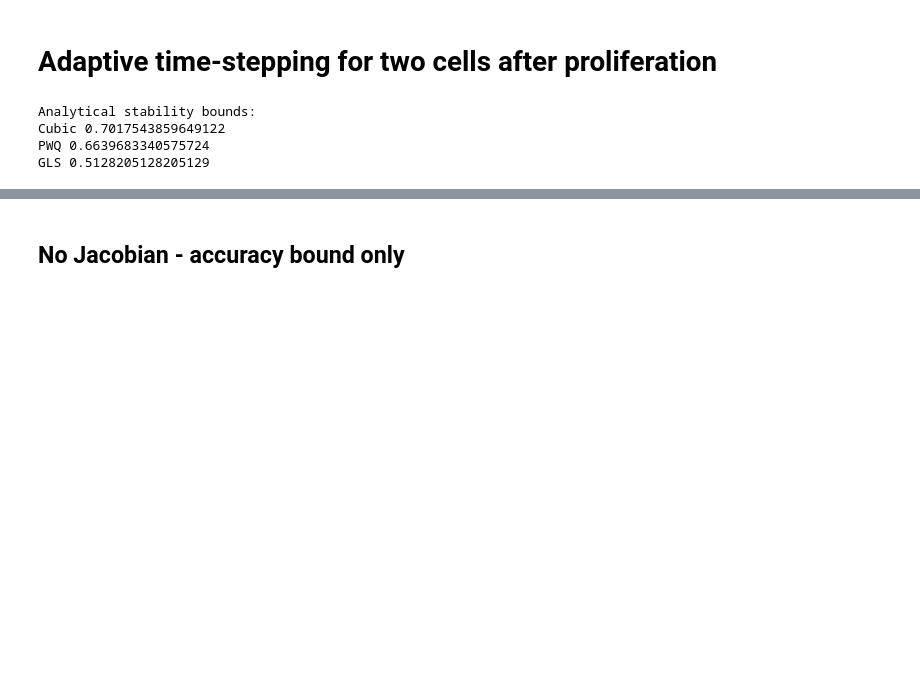
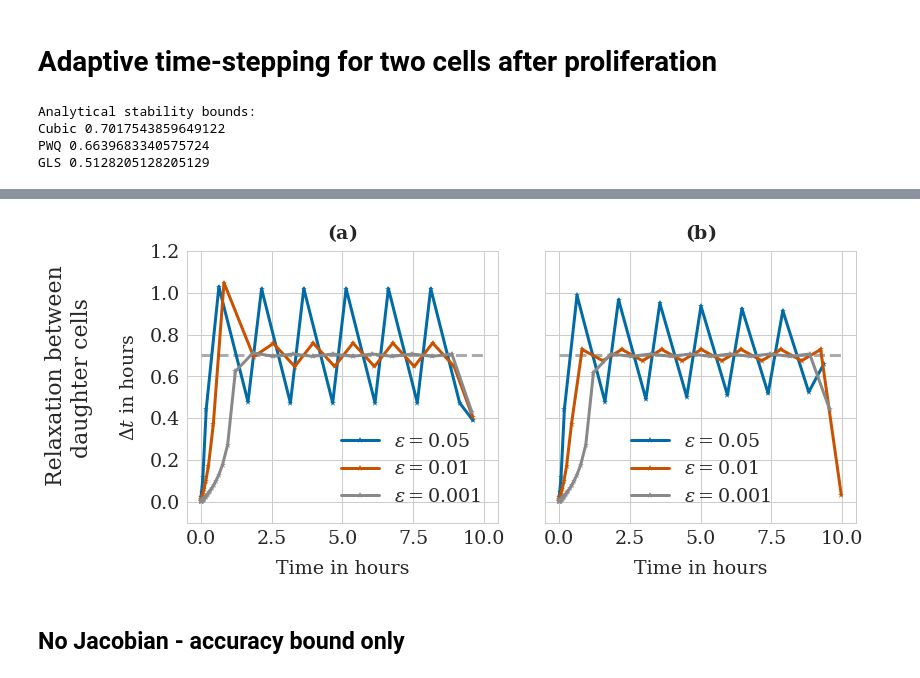
Before and after one commit to somathias/cbmos, a Jupyter notebook: exp-draft_global_adaptivity_2cells.ipynb, the cells around one changed output, grey strips where cells are left out. Cells and saved outputs as stored; diff of their text form; code cells hidden in the pictures; blank space fills up the shorter version.

Commit message:
Update plots for global and local adaptivity

```diff
--- a/exp-draft_global_adaptivity_2cells.ipynb
+++ b/exp-draft_global_adaptivity_2cells.ipynb
@@ -90,3 +91,69 @@ Analytical stability bounds:
 Cubic 0.7017543859649122
 PWQ 0.6639683340575724
 GLS 0.5128205128205129
+# %%
+colors = [defcolors[0], defcolors[5], defcolors[6]]
+
+# Combine into single figure
+fig, (ax1, ax2) = plt.subplots(1, 2, figsize=(12, 5), sharex=True, sharey='row', gridspec_kw={'hspace':0.2, 'wspace': 0.15})
+
+#ax1 No Jacobian - accuracy bound only
+ax1.plot(t_data, 1.0/gp_cubic*np.ones(len(t_data)), linestyle='--', color=defcolors[2] )
+#ax1.plot(t_data, 1.0/gp_PWQ*np.ones(len(t_data)), linestyle='--', color=colors['pw. quad.'] )
+#ax1.plot(t_data, 1.0/gp_GLS*np.ones(len(t_data)), linestyle='--', color=colors['GLS'] )
+
+force = 'cubic'
+epsilons = [0.05, 0.01, 0.001]
+
+for i, eps in enumerate(epsilons):
+
+    try:
+        os.remove('step_sizes'+filename_ending[force]+'.txt')
+    except FileNotFoundError:
+        print('Nothing to delete.')
+
+    ts, history = models_ef[force].simulate(cell_list, t_data, params[force], {"eps": eps,"eta":0.0001, "out": filename_ending[force], 'write_to_file': True}, seed=seed)
+    dts = np.loadtxt('step_sizes'+filename_ending[force]+'.txt')
+    print('Initial step '+force + ' ' +str(dts[0]))
+    print('Stability bound estimate '+force + ' ' +str((dts[-2]+dts[-1])/2.0))
+    #ts = np.loadtxt('time_points'+filename_ending[force]+'.txt')
+    ax1.plot(ts[:-1], dts,'-*', label='$\epsilon=$'+str(eps), color=colors[i])
+
+
+
+
+ax1.legend()
+ax1.set_title(r'$\bf{(a)}$')
+ax1.set(xlabel='Time in hours')
+ax1.set(ylabel='$\Delta t$ in hours')
+ax1.set(ylim=[-0.1, 1.2])
+ax1.text(-5.5, 0.1, 'Relaxation between\n    daughter cells', fontsize=22, rotation='vertical')
+#ax1.text(3.7, 1.45, '$\epsilon=0.01$', fontsize=22)
+
+#ax2 Using the Jacobian to obtain the stability bound
+ax2.plot(t_data, 1.0/gp_cubic*np.ones(len(t_data)), linestyle='--', color=defcolors[2])
+#ax2.plot(t_data, 1.0/gp_PWQ*np.ones(len(t_data)), linestyle='--', color=colors['pw. quad.'] )
+#ax2.plot(t_data, 1.0/gp_GLS*np.ones(len(t_data)), linestyle='--', color=colors['GLS'] )
+
+for i, eps in enumerate(epsilons):
+
+    try:
+        os.remove('step_sizes'+filename_ending[force]+'.txt')
+    except FileNotFoundError:
+        print('Nothing to delete.')
+
+    ts, history = models_ef[force].simulate(cell_list, t_data, params[force], {"eps": eps, "eta":0.0001, "out": filename_ending[force], 'write_to_file': True,'jacobian': models_ef[force].jacobian, 'force_args': params[force]}, seed=seed)
+    dts = np.loadtxt('step_sizes'+filename_ending[force]+'.txt')
+    print('Initial step '+force + ' ' +str(dts[0]))
+    print('Stability bound estimate '+force + ' ' +str((dts[-2]+dts[-1])/2.0))
+    ax2.plot(ts[:-1], dts[:, 0],'-*', label='$\epsilon=$'+str(eps), color=colors[i])
+
+ax2.set_title(r'$\bf{(b)}$')
+ax2.legend()
+ax2.set(xlabel='Time in hours')
+#ax2.set(ylabel='$\Delta t$ in hours')
+ax2.set(ylim=[-0.1, 1.2])
+#ax2.text(3.4, 1.45, '$\epsilon=0.001$', fontsize=22)
+
+plt.savefig('global_adap_relaxation.pdf', bbox_inches='tight')
+# %% [output]
@@ -93,2 +175,3 @@ GLS 0.5128205128205129
+[figure, added]
 # %% [markdown]
 ## No Jacobian - accuracy bound only
```
Also changed, not shown: parts of 8 cells of this notebook, 6 other files.
